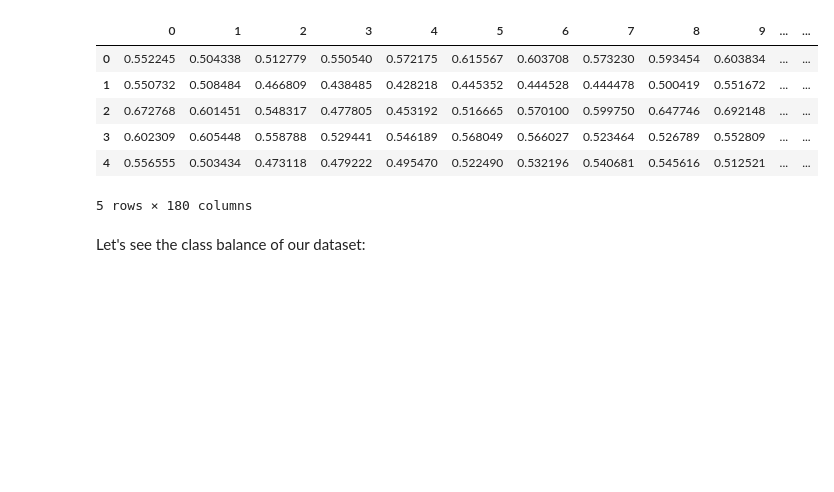
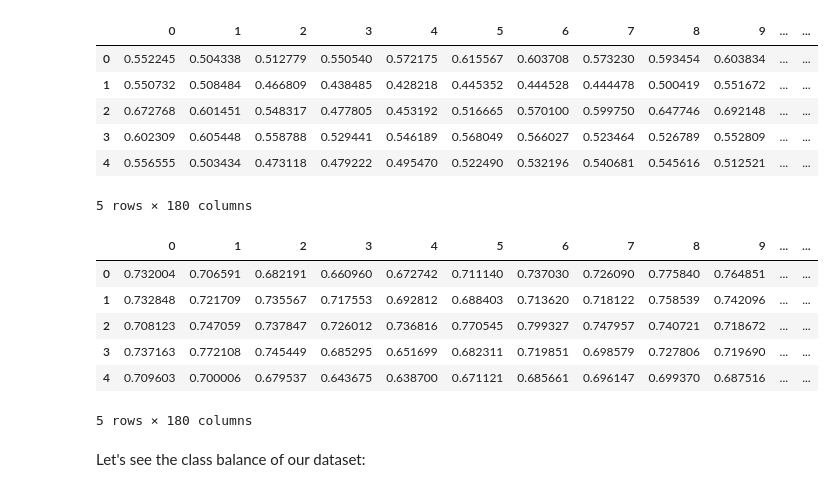
Before and after one commit to ekam-n/IAT360-Week3-ClassicML, a Jupyter notebook: Week_3_MachineLearning.ipynb, the cells around one changed output. Drawn from its saved outputs; the diff is of its cells as text; code cells hidden in the pictures; blank space fills up the shorter version.

```diff
--- a/Week_3_MachineLearning.ipynb
+++ b/Week_3_MachineLearning.ipynb
@@ -255,6 +306,16 @@ features.head()
 | 3 | 0.602309 | 0.605448 | 0.558788 | 0.529441 | 0.546189 | 0.568049 | 0.566027 | 0.523464 | 0.526789 | 0.552809 | ... | ... |
 | 4 | 0.556555 | 0.503434 | 0.473118 | 0.479222 | 0.495470 | 0.522490 | 0.532196 | 0.540681 | 0.545616 | 0.512521 | ... | ... |
 5 rows × 180 columns
+# %%
+my_features.head()
+# %% [output]
+|  | 0 | 1 | 2 | 3 | 4 | 5 | 6 | 7 | 8 | 9 | ... | ... |
+| 0 | 0.732004 | 0.706591 | 0.682191 | 0.660960 | 0.672742 | 0.711140 | 0.737030 | 0.726090 | 0.775840 | 0.764851 | ... | ... |
+| 1 | 0.732848 | 0.721709 | 0.735567 | 0.717553 | 0.692812 | 0.688403 | 0.713620 | 0.718122 | 0.758539 | 0.742096 | ... | ... |
+| 2 | 0.708123 | 0.747059 | 0.737847 | 0.726012 | 0.736816 | 0.770545 | 0.799327 | 0.747957 | 0.740721 | 0.718672 | ... | ... |
+| 3 | 0.737163 | 0.772108 | 0.745449 | 0.685295 | 0.651699 | 0.682311 | 0.719851 | 0.698579 | 0.727806 | 0.719690 | ... | ... |
+| 4 | 0.709603 | 0.700006 | 0.679537 | 0.643675 | 0.638700 | 0.671121 | 0.685661 | 0.696147 | 0.699370 | 0.687516 | ... | ... |
+5 rows × 180 columns
 # %% [markdown]
 Let's see the class balance of our dataset:
 # %%
```
Also changed, not shown: parts of 19 cells of this notebook.
